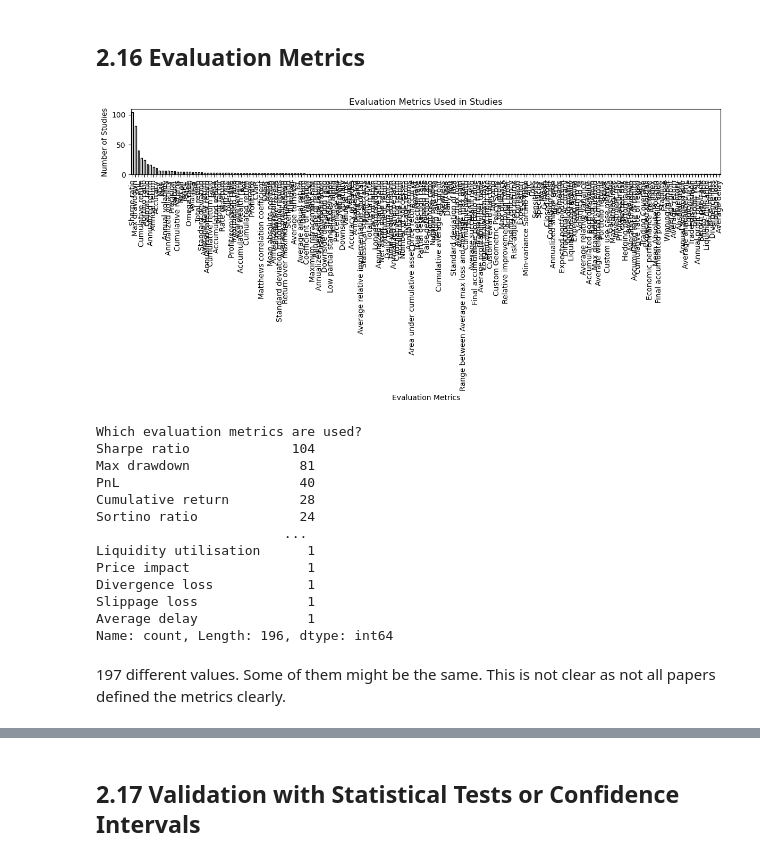
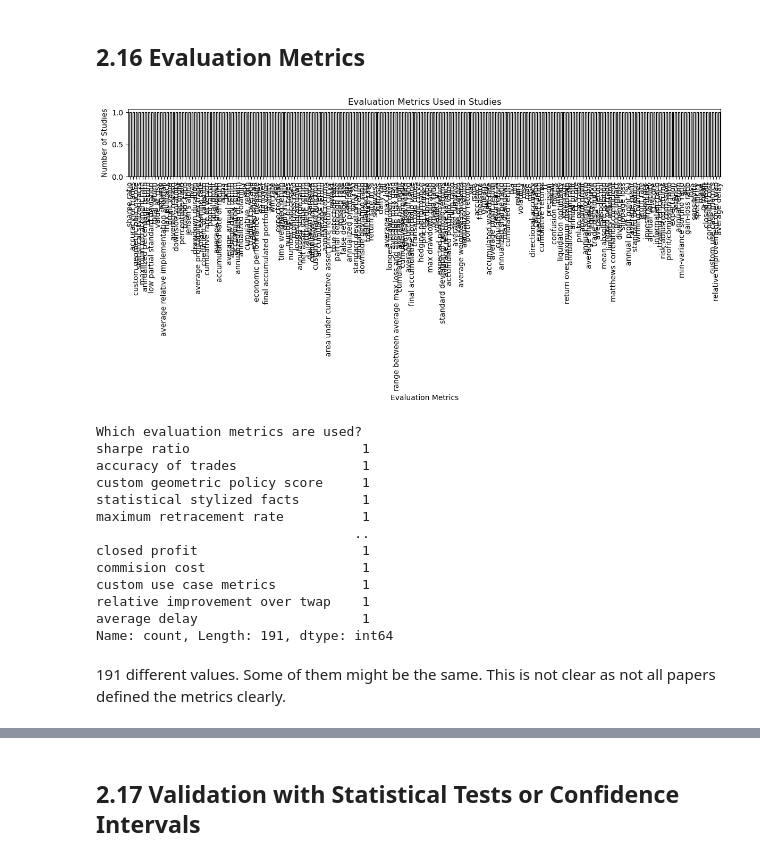
Before and after one commit to MSCA-DN-Digital-Finance/WP3_eXplainable_and_Fair_AI, a Jupyter notebook: IRP1/Code/systematic_literature_review/250602_analysis.ipynb, the cells around one changed output, grey strips where cells are left out. Saved outputs shown, nothing was run; the diff lists cells and outputs as text; code cells hidden in the pictures.

```diff
--- a/IRP1/Code/systematic_literature_review/250602_analysis.ipynb
+++ b/IRP1/Code/systematic_literature_review/250602_analysis.ipynb
@@ -219,0 +358,37 @@ Name: count, dtype: int64
+# %%
+
+# Extract numeric time frame safely
+df['time_frame_numeric'] = df['What is the time frame of time series data used?:'] \
+    .astype(str) \
+    .str.extract(r'(\d+)')[0] \
+    .astype(float)
+
+# FOR the claim — loosen conditions to OR logic to get candidates
+for_claim = df[
+    (
+        df['Is dataset quality discussed in article?'].str.contains('no', case=False, na=False)
+    ) |
+    (
+        df['What other datasets are used in the study?'].isna() |
+        (df['What other datasets are used in the study?'].str.strip() == '')
+    ) |
+    (
+        df['time_frame_numeric'] < 2000
+    )
+][['Study ID', 'Title']]
+
+
+# Relax condition to any two out of three using sum of booleans
+against_claim = df[
+    (
+        df['Is dataset quality discussed in article?'].str.contains('yes', case=False, na=False).fillna(False).astype(int) +
+        (df['What other datasets are used in the study?'].str.strip() != '').fillna(False).astype(int) +
+        (df['time_frame_numeric'] >= 2000).fillna(False).astype(int)
+    ) >= 2
+][['Study ID', 'Title']]
+
+print("Examples FOR the claim:")
+print(for_claim)
+
+print("Examples AGAINST the claim (relaxed conditions):")
+print(against_claim)
@@ -629,32 +822,39 @@ Name: count, dtype: int64
 # %%
 # split the 'Which evaluation metrics are used?' column into a list of metrics by splitting on semicolon and on comma and remove 'Other: ' and stripping whitespace
 metrics_list = df['Which evaluation metrics are used?'].dropna().str.split(';|,').explode().str.strip().str.replace('Other: ', '', regex=False)
+
+# clean up the metrics_list by removing any leading or trailing whitespace and convert to lowercase
+metrics_list = metrics_list.str.strip().str.lower()
+
+# remove duplicate entries
+metrics_list = metrics_list.drop_duplicates()
+
 
 # plot 'Which evaluation metrics are used?'
 plt.figure(figsize=(12, 6))
 metrics_list.value_counts().plot(kind='bar', color='white', edgecolor='black')
 plt.title('Evaluation Metrics Used in Studies')
 plt.xlabel('Evaluation Metrics')
 plt.ylabel('Number of Studies')
 plt.xticks(rotation=90)
 plt.tight_layout()
 plt.show()
 
 metrics_list.value_counts()
 # %% [output]
-[figure, old version]
+[figure, new version]
 Which evaluation metrics are used?
-Sharpe ratio             104
-Max drawdown              81
-PnL                       40
-Cumulative return         28
-Sortino ratio             24
-                        ...
-Liquidity utilisation      1
-Price impact               1
-Divergence loss            1
-Slippage loss              1
-Average delay              1
-Name: count, Length: 196, dtype: int64
+sharpe ratio                      1
+accuracy of trades                1
+custom geometric policy score     1
+statistical stylized facts        1
+maximum retracement rate          1
+                                 ..
+closed profit                     1
+commision cost                    1
+custom use case metrics           1
+relative improvement over twap    1
+average delay                     1
+Name: count, Length: 191, dtype: int64
 # %% [markdown]
-197 different values. Some of them might be the same. This is not clear as not all papers defined the metrics clearly.
+191 different values. Some of them might be the same. This is not clear as not all papers defined the metrics clearly.
```
Also changed, not shown: parts of 14 cells of this notebook, 3 other files.
